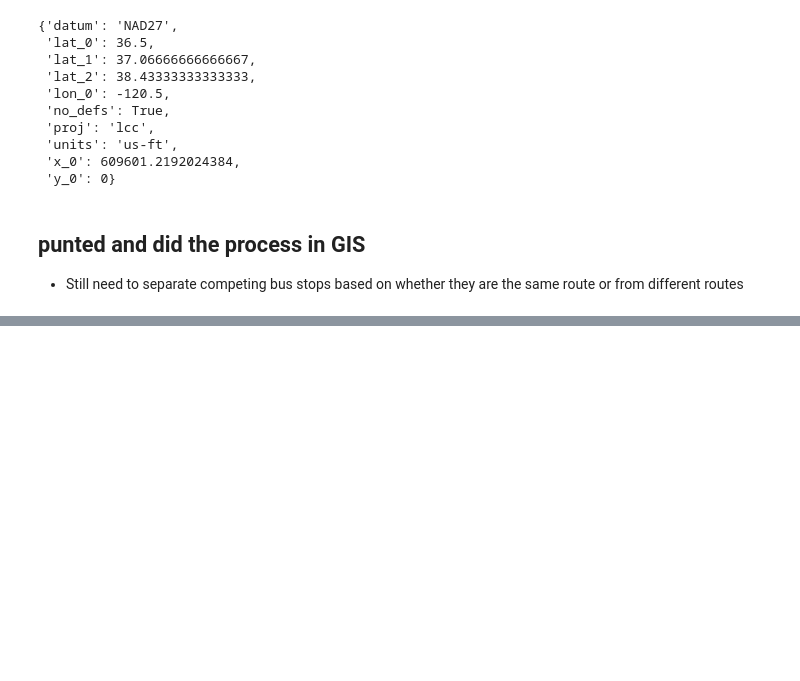
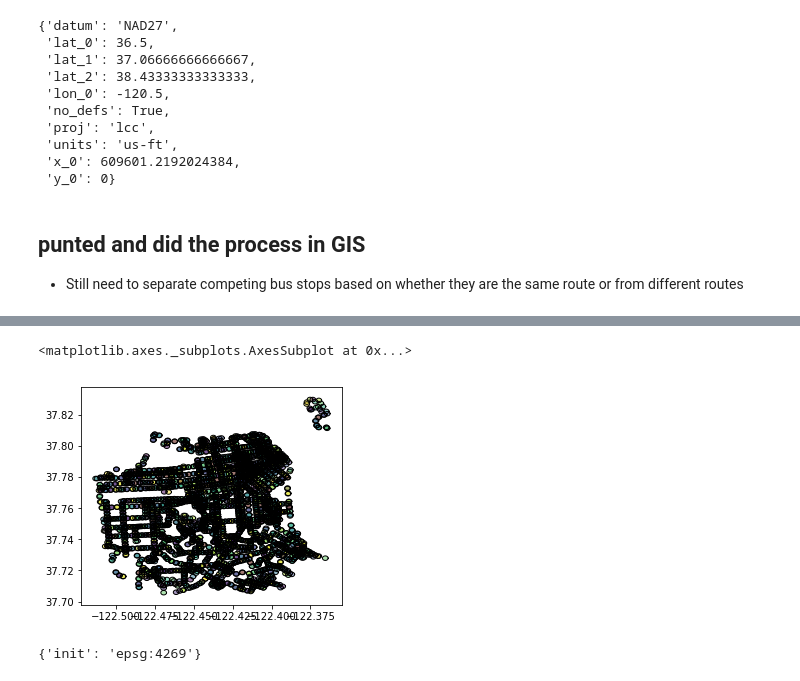
Before and after one commit to alex-mucci/Transit-Casa-Share, a Jupyter notebook: Notebooks/Adding in Competing Bus Stops.ipynb, the cells around one changed output, grey strips where cells are left out. Saved outputs shown, nothing was run; the diff lists cells and outputs as text; code cells hidden in the pictures; blank space fills up the shorter version.

```diff
--- a/Notebooks/Adding in Competing Bus Stops.ipynb
+++ b/Notebooks/Adding in Competing Bus Stops.ipynb
@@ -54,0 +73,11 @@ routes_09 = routes[routes["MONTH"].isin(pd.date_range('2009-01-01', '2009-12-01'
+# %%
+buffer = gp.read_file('E:/Transit-Casa-Alex/Output/Buffers/Quarter/Buffers_Quarter_GCS.shp')
+# %%
+buffer.plot()
+# %% [output]
+<matplotlib.axes._subplots.AxesSubplot at 0x...>
+[figure, added]
+# %%
+buffer.crs
+# %% [output]
+{'init': 'epsg:4269'}
```
Also changed, not shown: parts of 13 cells of this notebook, 9 other files.
